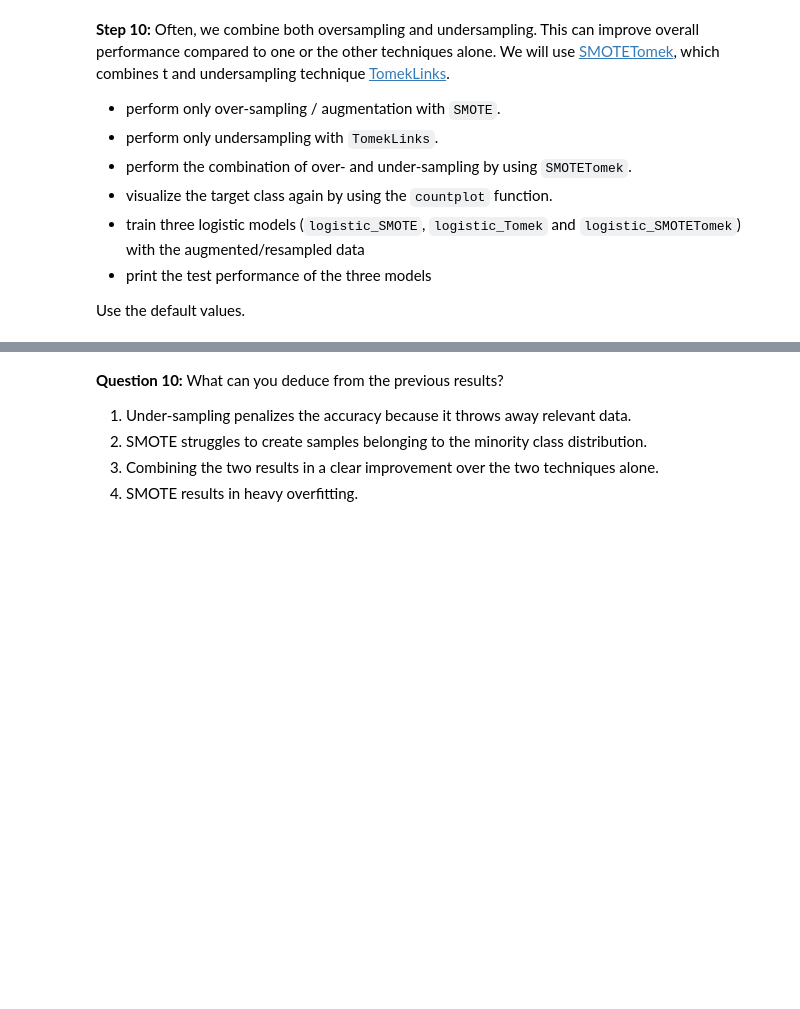
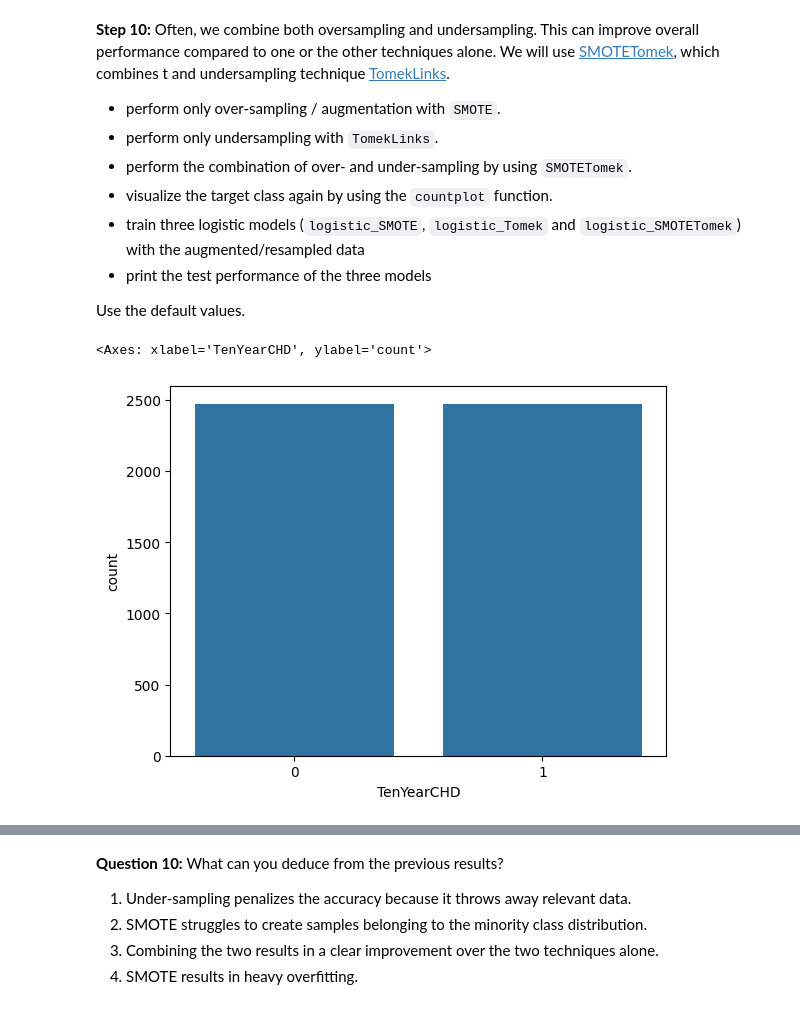
Before and after one commit to juulCoding04/AI_assignment, a Jupyter notebook: Assignment - Imbalanced Data/notebooks/1- Imbalanced_Data.ipynb, the cells around one changed output, grey strips where cells are left out. Saved outputs shown, nothing was run; the diff lists cells and outputs as text; code cells hidden in the pictures; blank space fills up the shorter version.

```diff
--- a/Assignment - Imbalanced Data/notebooks/1- Imbalanced_Data.ipynb
+++ b/Assignment - Imbalanced Data/notebooks/1- Imbalanced_Data.ipynb
@@ -363,3 +384,8 @@ Use the default values.
 from imblearn.under_sampling import TomekLinks
 from imblearn.over_sampling import SMOTE
 from imblearn.combine import SMOTETomek
+# %%
+smote = SMOTE()
+X_train_smote, y_train_smote = smote.fit_resample(X_train, y_train)
+training_data_smote = pd.DataFrame(X_train_smote, columns=selected_features)
+training_data_smote['TenYearCHD'] = y_train_smote
@@ -365,0 +402,5 @@ from imblearn.combine import SMOTETomek
+# %%
+sns.countplot(x='TenYearCHD', data=training_data_smote)
+# %% [output]
+<Axes: xlabel='TenYearCHD', ylabel='count'>
+[figure, added]
```
Also changed, not shown: parts of 12 cells of this notebook.
